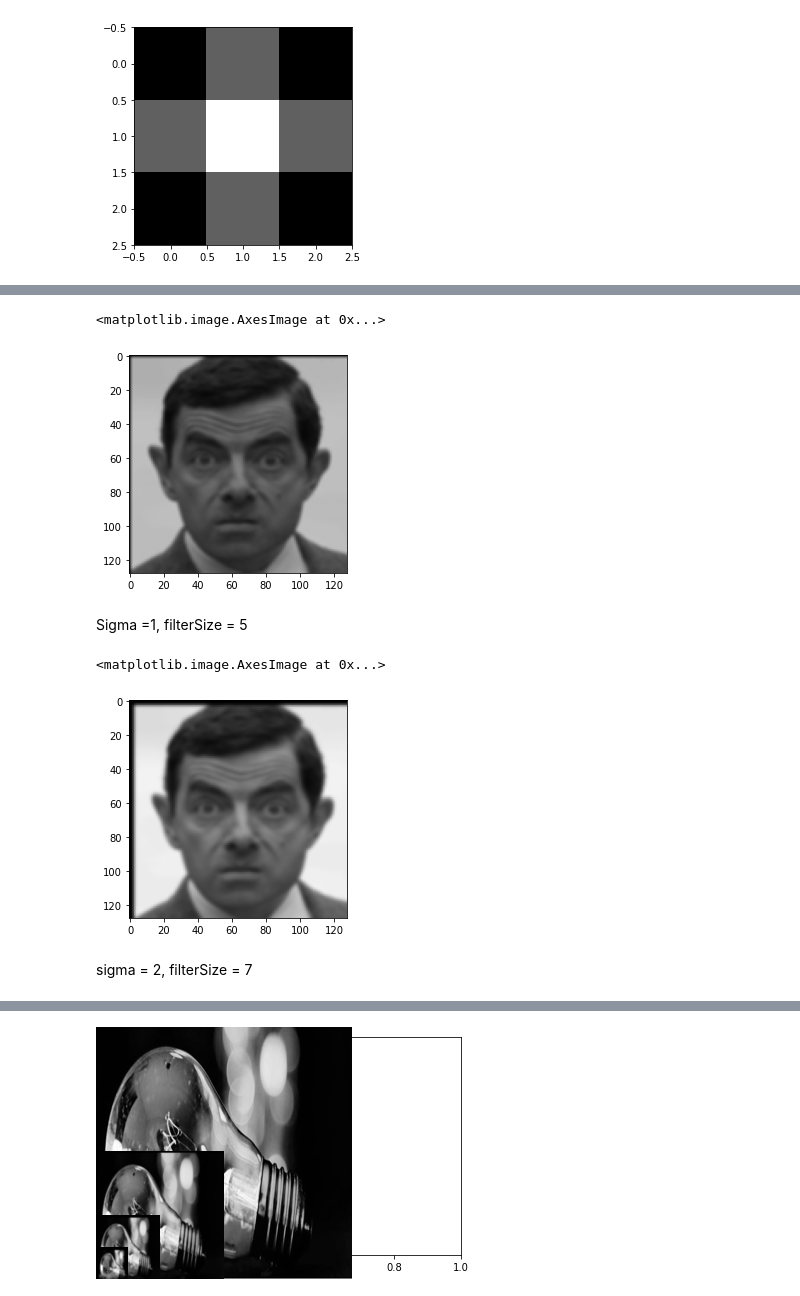
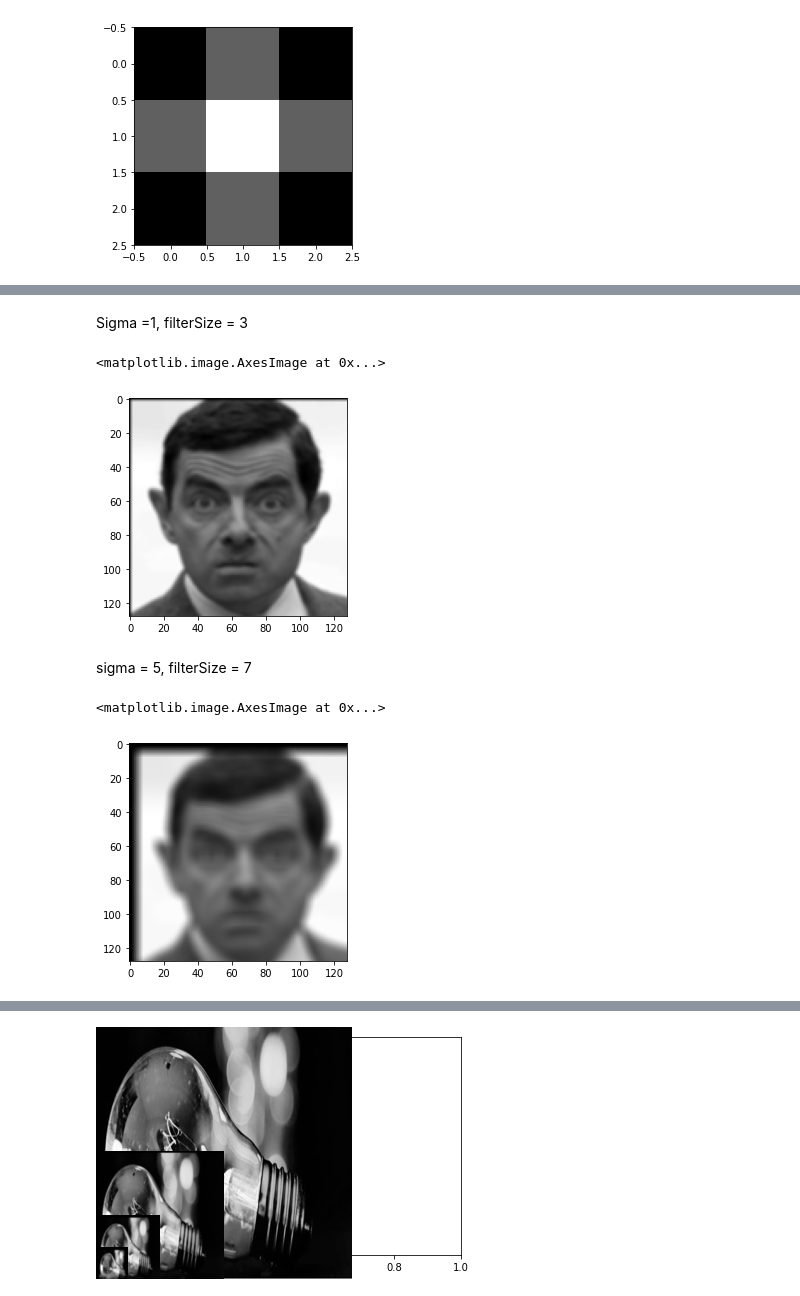
Before and after one commit to sam6134/Computer-Vision, a Jupyter notebook: Assignment-2/assignment2.ipynb, the cells around one changed output, grey strips where cells are left out. Drawn from its saved outputs; the diff is of its cells as text; code cells hidden in the pictures.

```diff
--- a/Assignment-2/assignment2.ipynb
+++ b/Assignment-2/assignment2.ipynb
@@ -121,13 +118,0 @@ plt.imshow(imgCombined, cmap ='gray', vmin=0, vmax=255)
-# %%
-img = Image.open("align-bean1.jpg").convert('L')
-img = img.resize((128,128))
-img = np.array(img)
-imgLowPass = applyLowPass(img, 5)
-
-img = Image.open("align-bean2.jpg").convert('L')
-img = img.resize((128,128))
-img = np.array(img)
-imgHighPass = applyHighFilter(img, 5)
-
-imgCombined = np.array(imgHighPass) + np.array(imgLowPass)
-plt.imshow(imgCombined, cmap ='gray', vmin=0, vmax=255)
@@ -187,23 +189,24 @@ def applyGaussianBlur(img: np.array, filterSize: int = 3 ,sigma: int = 1, mask =
+# %% [markdown]
+Sigma =1, filterSize = 3
 # %%
 img = Image.open("align-bean1.jpg").convert('L')
 img = img.resize((128,128))
 img = np.array(img)
-imgGaussian = applyGaussianBlur(img, filterSize =3,sigma = 1)
-plt.imshow(imgGaussian, cmap ='gray', vmin=0, vmax=255)
+
+imgGaussian = applyGaussianBlur(img, filterSize=3, sigma= 1)
+plt.imshow(imgGaussian, cmap ='gray')
 # %% [output]
 <matplotlib.image.AxesImage at 0x...>
-[figure, old version]
+[figure, new version]
-# %% [markdown]
-Sigma =1, filterSize = 5
+# %% [markdown]
+sigma = 5, filterSize = 7
 # %%
 img = Image.open("align-bean1.jpg").convert('L')
 img = img.resize((128,128))
 img = np.array(img)
 
-imgGaussian = applyGaussianBlur(img, filterSize=5, sigma= 1)
-plt.imshow(imgGaussian, cmap ='gray', vmin=0, vmax=255)
+imgGaussian = applyGaussianBlur(img, filterSize = 7,sigma=5)
+plt.imshow(imgGaussian, cmap ='gray')
 # %% [output]
 <matplotlib.image.AxesImage at 0x...>
-[figure, old version]
+[figure, new version]
-# %% [markdown]
-sigma = 2, filterSize = 7
```
Also changed, not shown: parts of 24 cells of this notebook, 38 other files.
